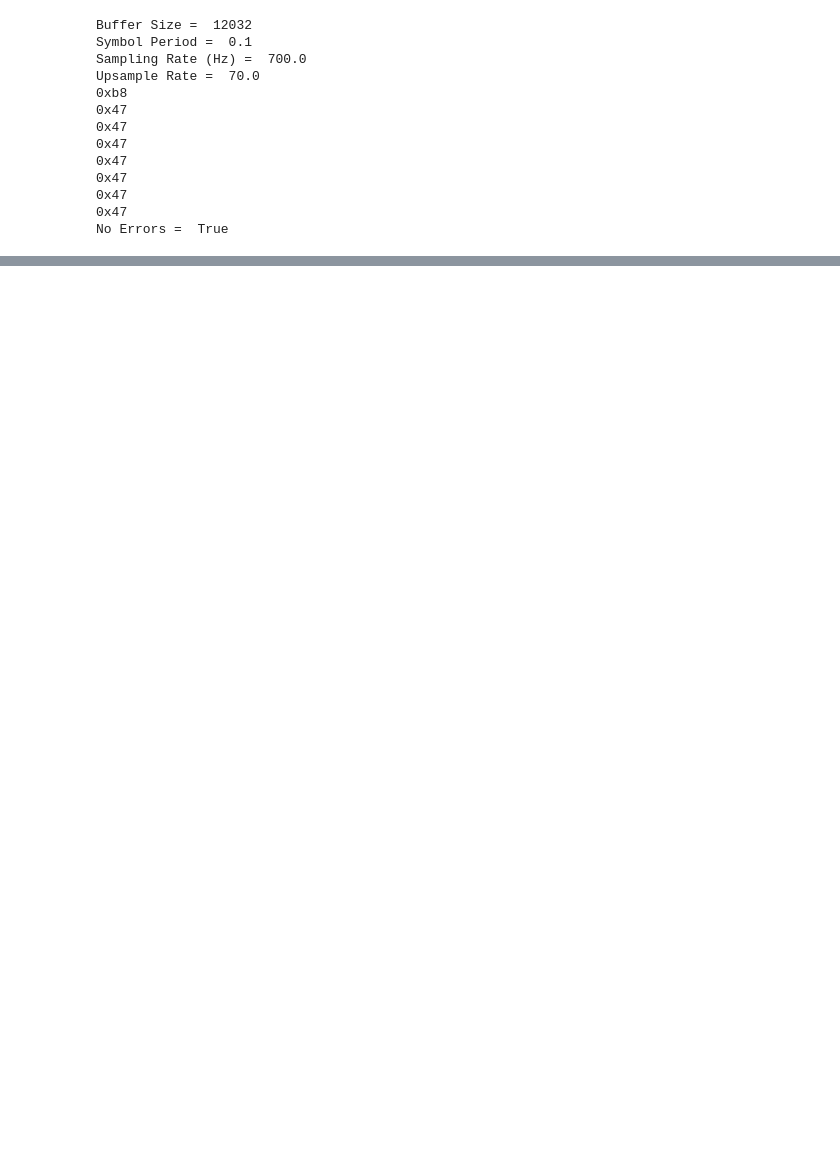
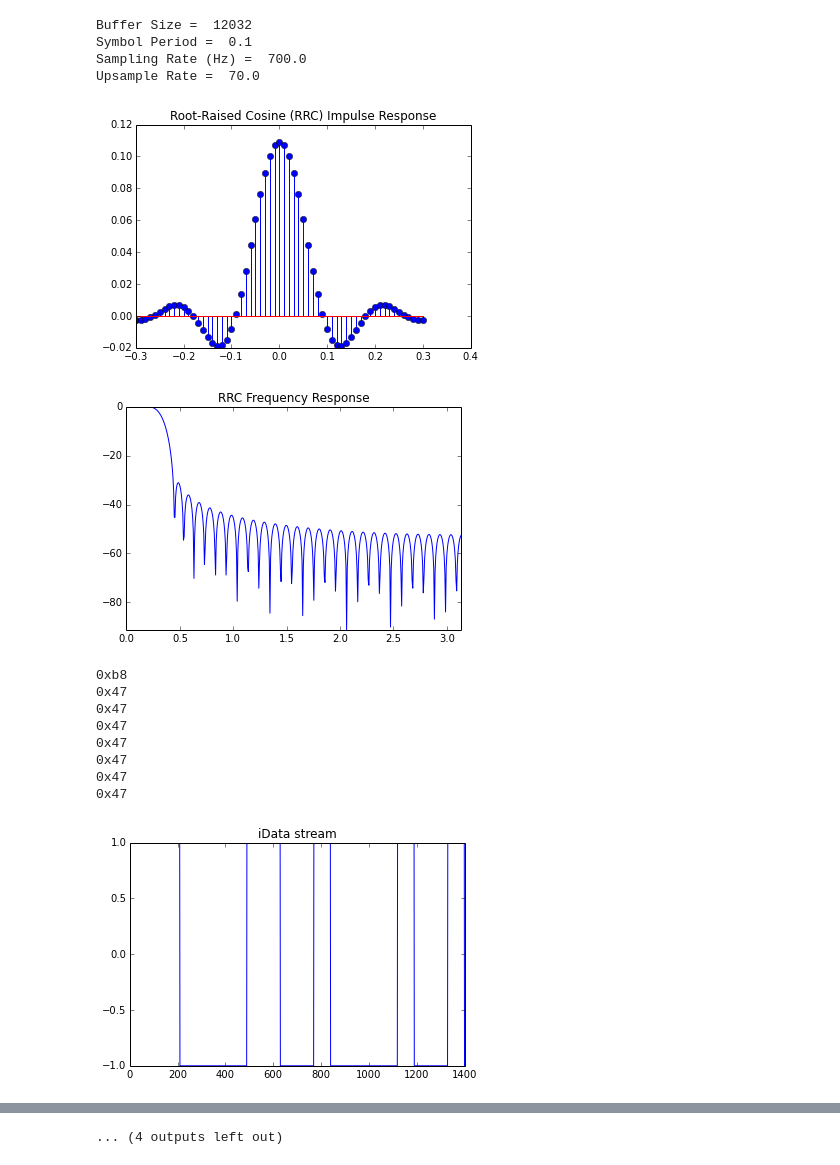
Before and after one commit to AnalogArsonist/EEE5718_Project, a Jupyter notebook: EEE5718_Project.ipynb, the cells around one changed output, grey strips where cells are left out. Saved outputs shown, nothing was run; the diff lists cells and outputs as text; code cells hidden in the pictures; blank space fills up the shorter version.

Commit message:
enabled plots

```diff
--- a/EEE5718_Project.ipynb
+++ b/EEE5718_Project.ipynb
@@ -185,7 +185,7 @@ Tsample = 1./fSample # time step (sampling period)
 upsample_rate = fSample/Rs # used to upsample I/Q pulses before convolving with RRC filter
 #dataLen = int(bufferSize*0.5*upsample_rate) # length of I and Q arrays after upsampling
 
-plots = False # Turn on plots
+plots = True # Turn on plots
 
 SNR_MIN=10
 SNR_MAX=100
@@ -500,39 +500,41 @@ try:
 
         # add title (at x-axis) to scatter plot
         #title = 'Zero noise'
         title = 'SNR = %sdB with a BER of %s' % (SNR,BER)
         axScatter.xaxis.set_label_text(title)
 
         # now determine nice limits by hand:
         binwidth = 0.25 # width of histrogram 'bins'
         xymax = numpy.max( [numpy.max(numpy.fabs(numpy.real(w))), numpy.max(numpy.fabs(numpy.imag(w)))] ) # find abs max symbol value; nominally 1
         lim = ( int(xymax/binwidth) + 1) * binwidth # create limit that is one 'binwidth' greater than 'xymax'
 
         axScatter.set_xlim( (-lim, lim) ) # set the data limits for the xaxis -- autoscale
         axScatter.set_ylim( (-lim, lim) ) # set the data limits for the yaxis -- autoscale
 
         bins = numpy.arange(-lim, lim + binwidth, binwidth) # create bins 'binwidth' apart between -lin and +lim -- autoscale
         axHistx.hist(numpy.real(w), bins=bins) # plot a histogram - xaxis are real values
         axHisty.hist(numpy.imag(w), bins=bins, orientation='horizontal') # plot a histogram - yaxis are imaginary values
 
         axHistx.set_xlim( axScatter.get_xlim() ) # set histogram axes to match scatter plot axes limits
         axHisty.set_ylim( axScatter.get_ylim() ) # set histogram axes to match scatter plot axes limits
         """
 
 except ReadError: # read file until it's empty
     print("EOF")
     pass
 # %% [output]
 Buffer Size =  12032
 Symbol Period =  0.1
 Sampling Rate (Hz) =  700.0
 Upsample Rate =  70.0
-0xb8
-0x47
-0x47
-0x47
-0x47
-0x47
-0x47
-0x47
-No Errors =  True
+[figure, added]
+[figure, added]
+0xb8
+0x47
+0x47
+0x47
+0x47
+0x47
+0x47
+0x47
+[figure, added]
@@ -538,0 +548 @@ No Errors =  True
+... (4 outputs left out)
```
Also changed, not shown: parts of 1 cell of this notebook.
